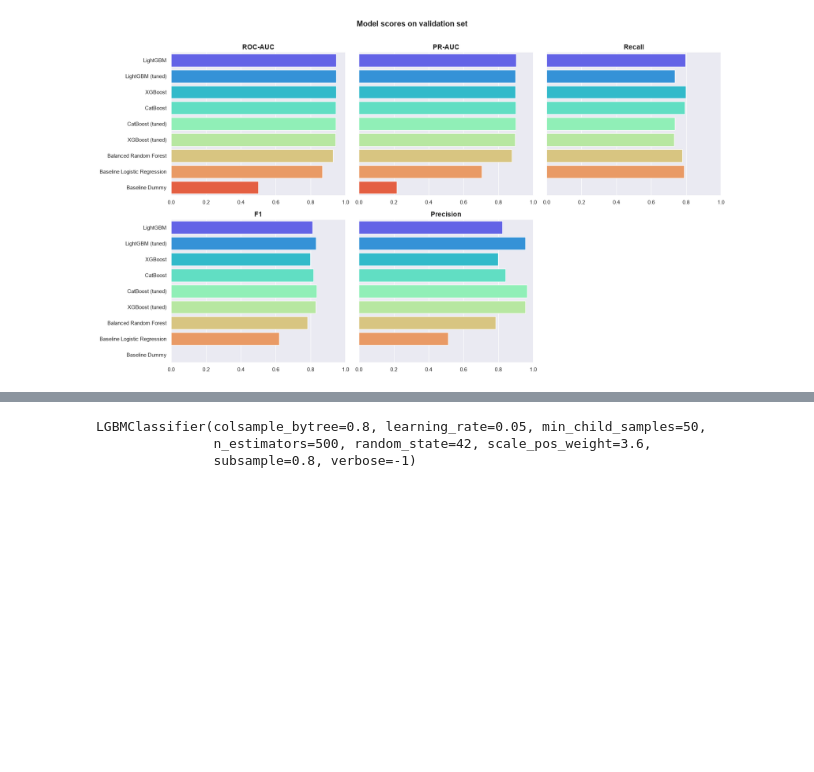
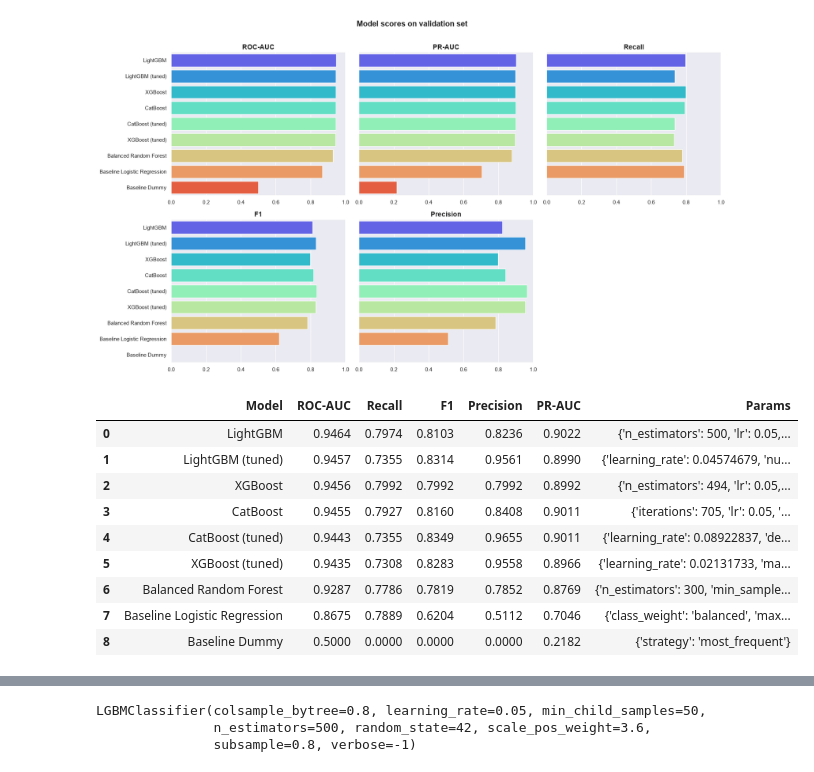
Before and after one commit to giddygarcia/credit-risk-analysis, a Jupyter notebook: CreditRiskAnalysis.ipynb, the cells around one changed output, grey strips where cells are left out. Drawn from its saved outputs; the diff is of its cells as text; code cells hidden in the pictures; blank space fills up the shorter version.

```diff
--- a/credit-risk-analysis.ipynb
+++ b/CreditRiskAnalysis.ipynb
@@ -1265,3 +1432,16 @@ plt.tight_layout()
 plt.show()
 # %% [output]
 [figure]
+# %%
+new_results
+# %% [output]
+|  | Model | ROC-AUC | Recall | F1 | Precision | PR-AUC | Params |
+| 0 | LightGBM | 0.9464 | 0.7974 | 0.8103 | 0.8236 | 0.9022 | {'n_estimators': 500, 'lr': 0.05,... |
+| 1 | LightGBM (tuned) | 0.9457 | 0.7355 | 0.8314 | 0.9561 | 0.8990 | {'learning_rate': 0.04574679, 'nu... |
+| 2 | XGBoost | 0.9456 | 0.7992 | 0.7992 | 0.7992 | 0.8992 | {'n_estimators': 494, 'lr': 0.05,... |
+| 3 | CatBoost | 0.9455 | 0.7927 | 0.8160 | 0.8408 | 0.9011 | {'iterations': 705, 'lr': 0.05, '... |
+| 4 | CatBoost (tuned) | 0.9443 | 0.7355 | 0.8349 | 0.9655 | 0.9011 | {'learning_rate': 0.08922837, 'de... |
+| 5 | XGBoost (tuned) | 0.9435 | 0.7308 | 0.8283 | 0.9558 | 0.8966 | {'learning_rate': 0.02131733, 'ma... |
+| 6 | Balanced Random Forest | 0.9287 | 0.7786 | 0.7819 | 0.7852 | 0.8769 | {'n_estimators': 300, 'min_sample... |
+| 7 | Baseline Logistic Regression | 0.8675 | 0.7889 | 0.6204 | 0.5112 | 0.7046 | {'class_weight': 'balanced', 'max... |
+| 8 | Baseline Dummy | 0.5000 | 0.0000 | 0.0000 | 0.0000 | 0.2182 | {'strategy': 'most_frequent'} |
```
Also changed, not shown: parts of 78 cells of this notebook, 6 other files.
